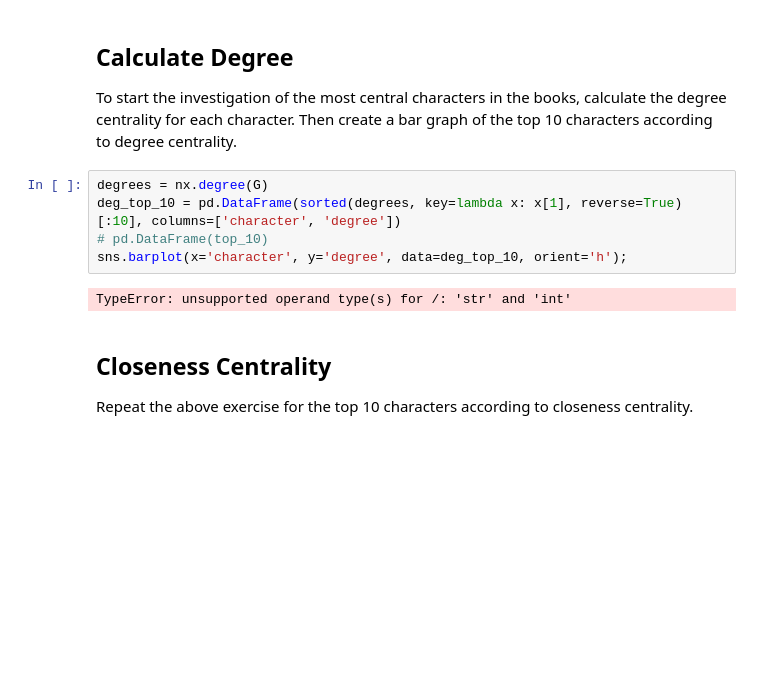
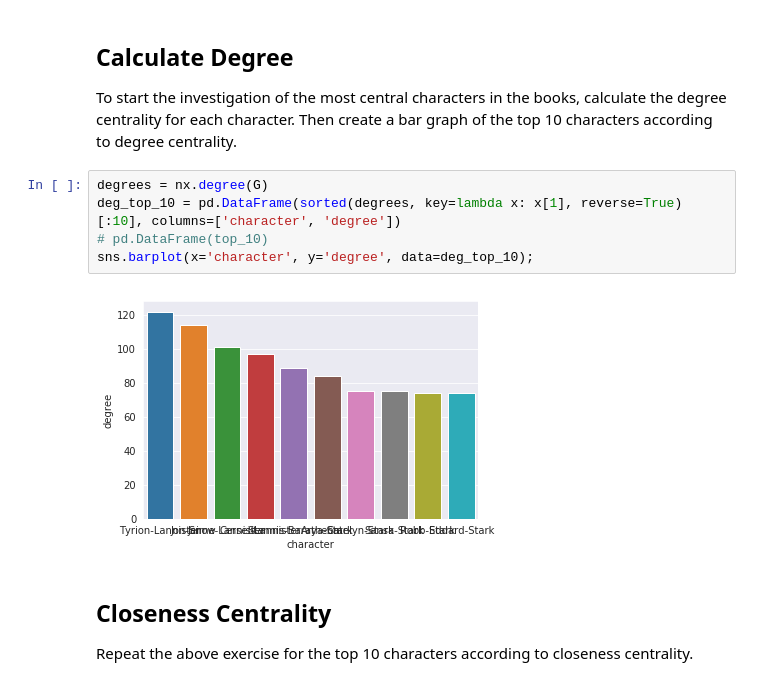
Before and after one commit to fleralle/dsc-node-centrality-lab-houston-ds-042219, a Jupyter notebook: index.ipynb, the cells around one changed output. Saved outputs shown, nothing was run; the diff lists cells and outputs as text; blank space fills up the shorter version.

```diff
--- a/index.ipynb
+++ b/index.ipynb
@@ -65,10 +65,10 @@ To start the investigation of the most central characters in the books, calculat
 # %%
 degrees = nx.degree(G)
 deg_top_10 = pd.DataFrame(sorted(degrees, key=lambda x: x[1], reverse=True)[:10], columns=['character', 'degree'])
 # pd.DataFrame(top_10)
-sns.barplot(x='character', y='degree', data=deg_top_10, orient='h');
+sns.barplot(x='character', y='degree', data=deg_top_10);
 # %% [output]
-TypeError: unsupported operand type(s) for /: 'str' and 'int'
+[figure, added]
 # %% [markdown]
 ## Closeness Centrality
 
```
